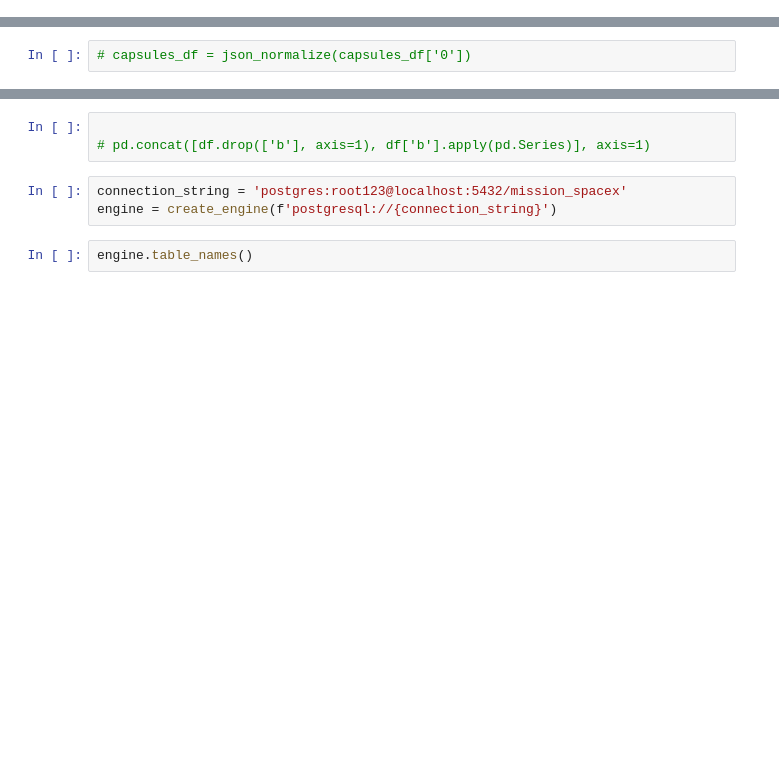
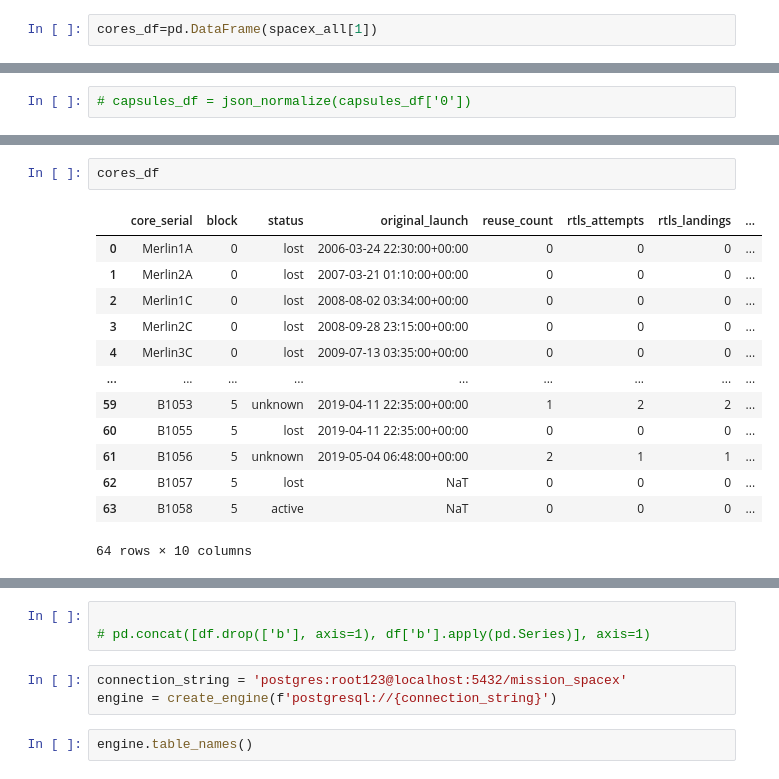
Before and after one commit to shahZ51/ETL_project, a Jupyter notebook: ETL_workingcopy_dave.ipynb, the cells around one changed output, grey strips where cells are left out. Drawn from its saved outputs; the diff is of its cells as text; blank space fills up the shorter version.

```diff
--- a/ETL_workingcopy_dave.ipynb
+++ b/ETL_workingcopy_dave.ipynb
@@ -101,6 +101,8 @@ payloads_df=pd.DataFrame(spacex_all[9])
 rockets_df=pd.DataFrame(spacex_all[10])
 roadster_df=pd.DataFrame(spacex_all[11])
 ships_df=pd.DataFrame(spacex_all[12])
+# %%
+cores_df=pd.DataFrame(spacex_all[1])
 # %%
 capsules_df.columns
 # %% [output]
@@ -186,0 +179,16 @@ capsules_missions_df
+# %%
+cores_df
+# %% [output]
+|  | core_serial | block | status | original_launch | reuse_count | rtls_attempts | rtls_landings | ... |
+| 0 | Merlin1A | 0 | lost | 2006-03-24 22:30:00+00:00 | 0 | 0 | 0 | ... |
+| 1 | Merlin2A | 0 | lost | 2007-03-21 01:10:00+00:00 | 0 | 0 | 0 | ... |
+| 2 | Merlin1C | 0 | lost | 2008-08-02 03:34:00+00:00 | 0 | 0 | 0 | ... |
+| 3 | Merlin2C | 0 | lost | 2008-09-28 23:15:00+00:00 | 0 | 0 | 0 | ... |
+| 4 | Merlin3C | 0 | lost | 2009-07-13 03:35:00+00:00 | 0 | 0 | 0 | ... |
+| ... | ... | ... | ... | ... | ... | ... | ... | ... |
+| 59 | B1053 | 5 | unknown | 2019-04-11 22:35:00+00:00 | 1 | 2 | 2 | ... |
+| 60 | B1055 | 5 | lost | 2019-04-11 22:35:00+00:00 | 0 | 0 | 0 | ... |
+| 61 | B1056 | 5 | unknown | 2019-05-04 06:48:00+00:00 | 2 | 1 | 1 | ... |
+| 62 | B1057 | 5 | lost | NaT | 0 | 0 | 0 | ... |
+| 63 | B1058 | 5 | active | NaT | 0 | 0 | 0 | ... |
+64 rows × 10 columns
```
Also changed, not shown: parts of 14 cells of this notebook, 1 other file.
